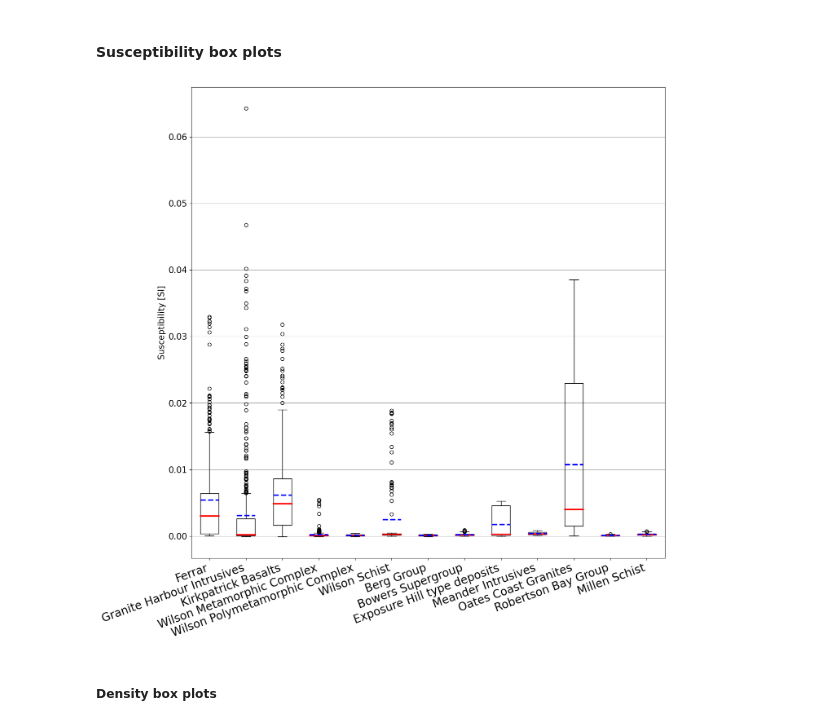
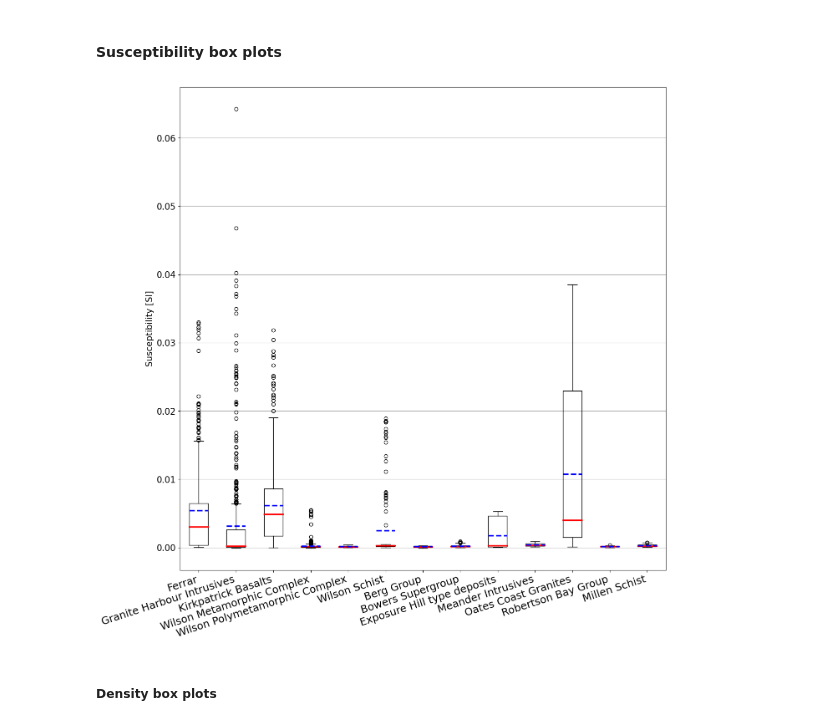
Before and after one commit to MaximilianLowe/Local_inversion_and_rock_properties_nVL_GJI_2024, a Jupyter notebook: jupyter_notebook_3_petrological_data_plotting_NAPA_and_BGR.ipynb, the cells around one changed output. Cells and saved outputs as stored; diff of their text form; code cells hidden in the pictures.

```diff
--- a/jupyter_notebook_3_petrological_data_plotting_NAPA_and_BGR.ipynb
+++ b/jupyter_notebook_3_petrological_data_plotting_NAPA_and_BGR.ipynb
@@ -913,36 +913,36 @@ ax1.boxplot(
     meanprops=mean,
 )
 x_labels = [
     "Ferrar",
     "Granite Harbour Intrusives",
     "Kirkpatrick Basalts",
     "Wilson Metamorphic Complex",
     "Wilson Polymetamorphic Complex",
     "Wilson Schist",
     "Berg Group",
     "Bowers Supergroup",
     "Exposure Hill type deposits",
     "Meander Intrusives",
     "Oates Coast Granites",
     "Robertson Bay Group",
     "Millen Schist",
 ]
 
 x_ticks_num = np.arange(1, 14, 1)
 plt.xticks(x_ticks_num, x_labels)
-plt.setp(ax1.get_xticklabels(), rotation=20, ha="right")
+plt.setp(ax1.get_xticklabels(), rotation=18, ha="right")
 ax1.set_ylabel("Susceptibility [SI]", fontsize=15)
 
-plt.xticks(fontsize=20)
+plt.xticks(fontsize=18)
 plt.yticks(fontsize=15)
 ax1.grid(visible=True, which="major", axis="y", color="k", linestyle="-", alpha=0.35)
 plt.savefig(
     export_fig_path_NAPA + "box_plot_susceptbility_formation.png",
     facecolor=figure1.get_facecolor(),
     transparent=True,
 )
 # %% [output]
-[figure, old version]
+[figure, new version]
 # %% [markdown]
 ##### Density box plots
 # %%
```
Also changed, not shown: parts of 1 cell of this notebook, 2 other files.
